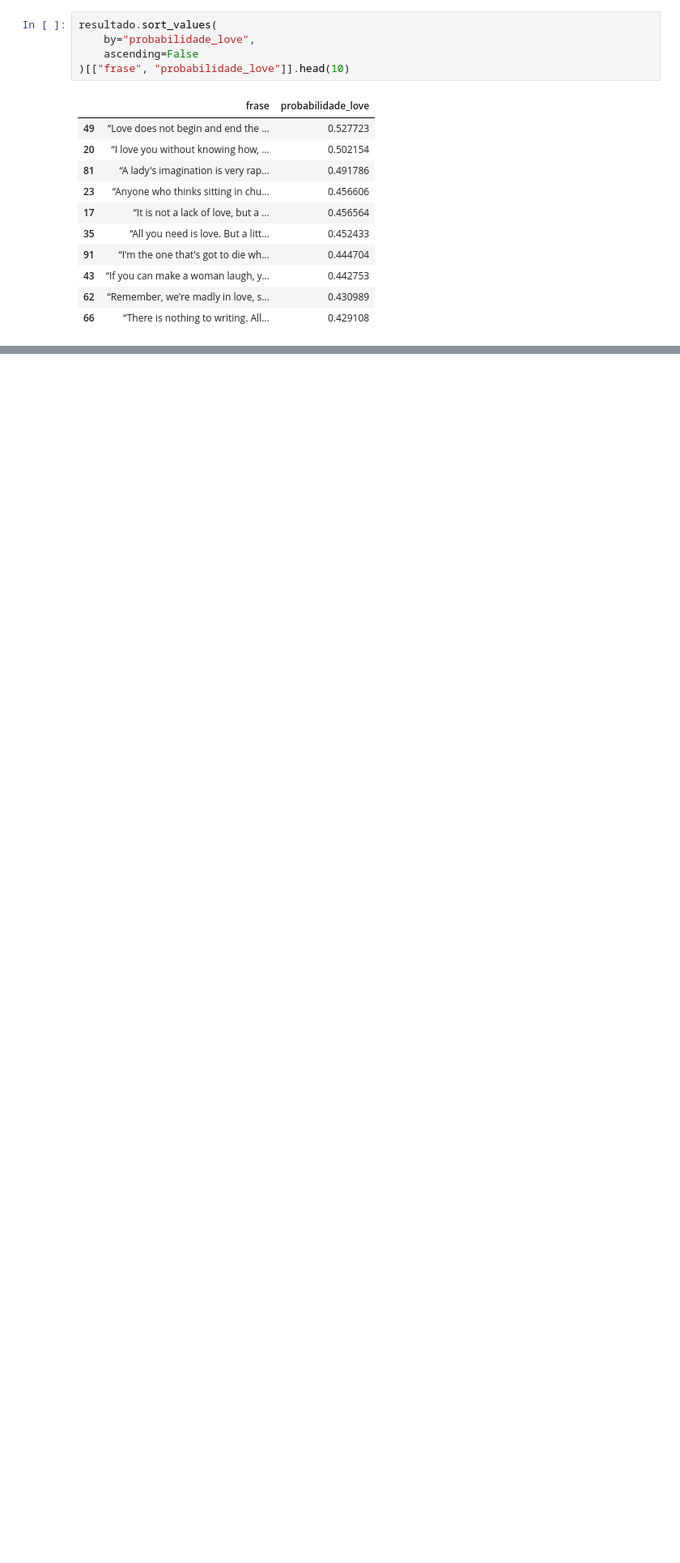
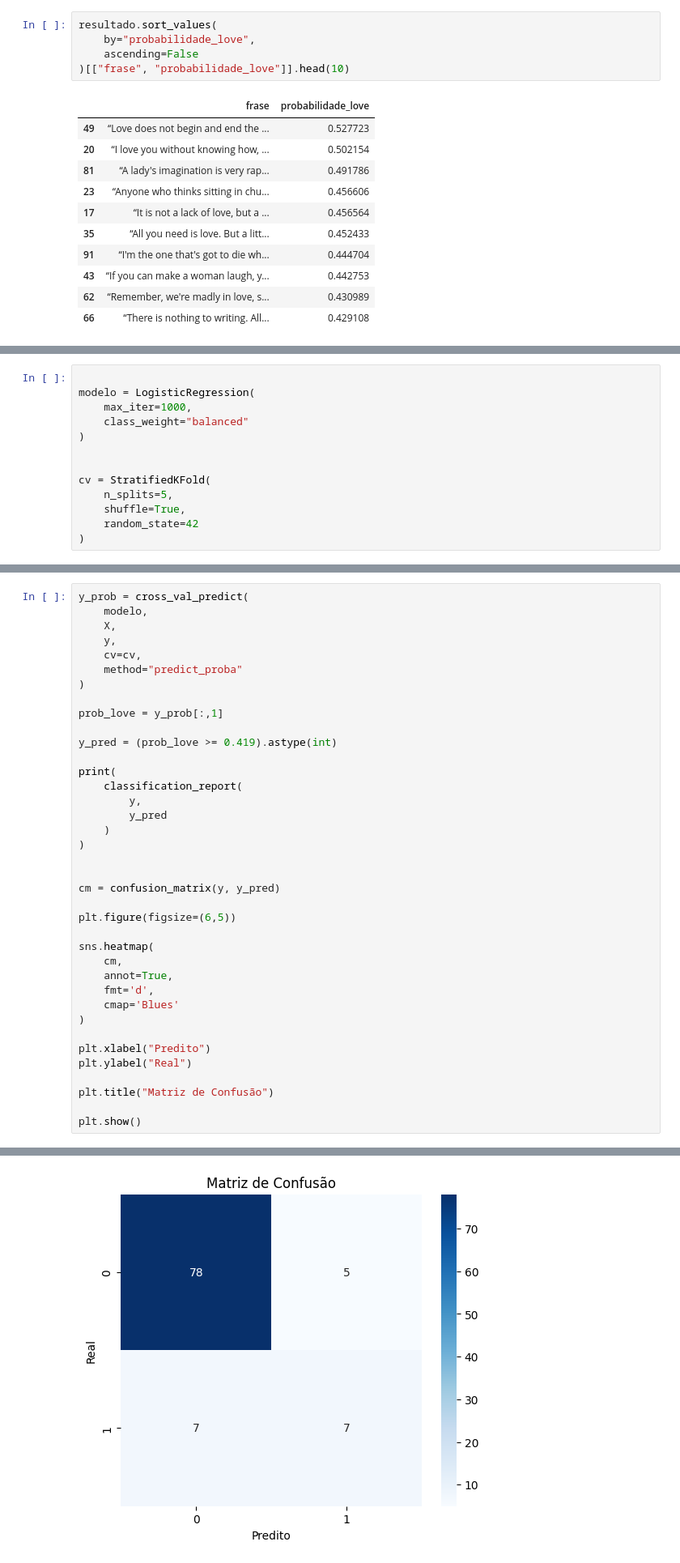
Before and after one commit to Isabela-Farina/Perspectiva_dados, a Jupyter notebook: Analise/Aprendizado.ipynb, the cells around one changed output, grey strips where cells are left out. Shown at 81% size. Drawn from its saved outputs; the diff is of its cells as text; blank space fills up the shorter version.

```diff
--- a/Analise/Aprendizado.ipynb
+++ b/Analise/Aprendizado.ipynb
@@ -224,0 +277,13 @@ resultado.sort_values(
+# %%
+
+modelo = LogisticRegression(
+    max_iter=1000,
+    class_weight="balanced"
+)
+
+
+cv = StratifiedKFold(
+    n_splits=5,
+    shuffle=True,
+    random_state=42
+)
@@ -224,0 +325,39 @@ resultado.sort_values(
+# %%
+y_prob = cross_val_predict(
+    modelo,
+    X,
+    y,
+    cv=cv,
+    method="predict_proba"
+)
+
+prob_love = y_prob[:,1]
+
+y_pred = (prob_love >= 0.419).astype(int)
+
+print(
+    classification_report(
+        y,
+        y_pred
+    )
+)
+
+
+cm = confusion_matrix(y, y_pred)
+
+plt.figure(figsize=(6,5))
+
+sns.heatmap(
+    cm,
+    annot=True,
+    fmt='d',
+    cmap='Blues'
+)
+
+plt.xlabel("Predito")
+plt.ylabel("Real")
+
+plt.title("Matriz de Confusão")
+
+plt.show()
+# %% [output]
@@ -224,0 +372 @@ resultado.sort_values(
+[figure, added]
```
Also changed, not shown: parts of 18 cells of this notebook, 7 other files.
